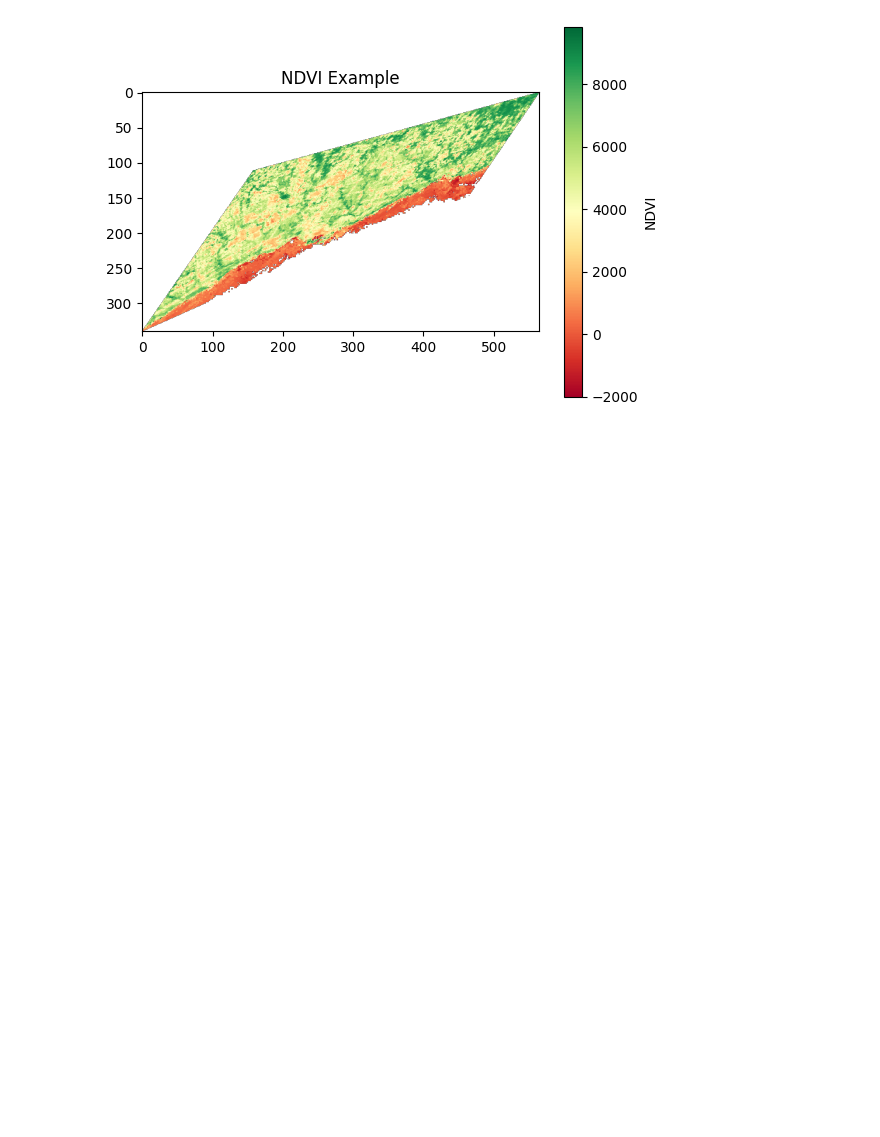
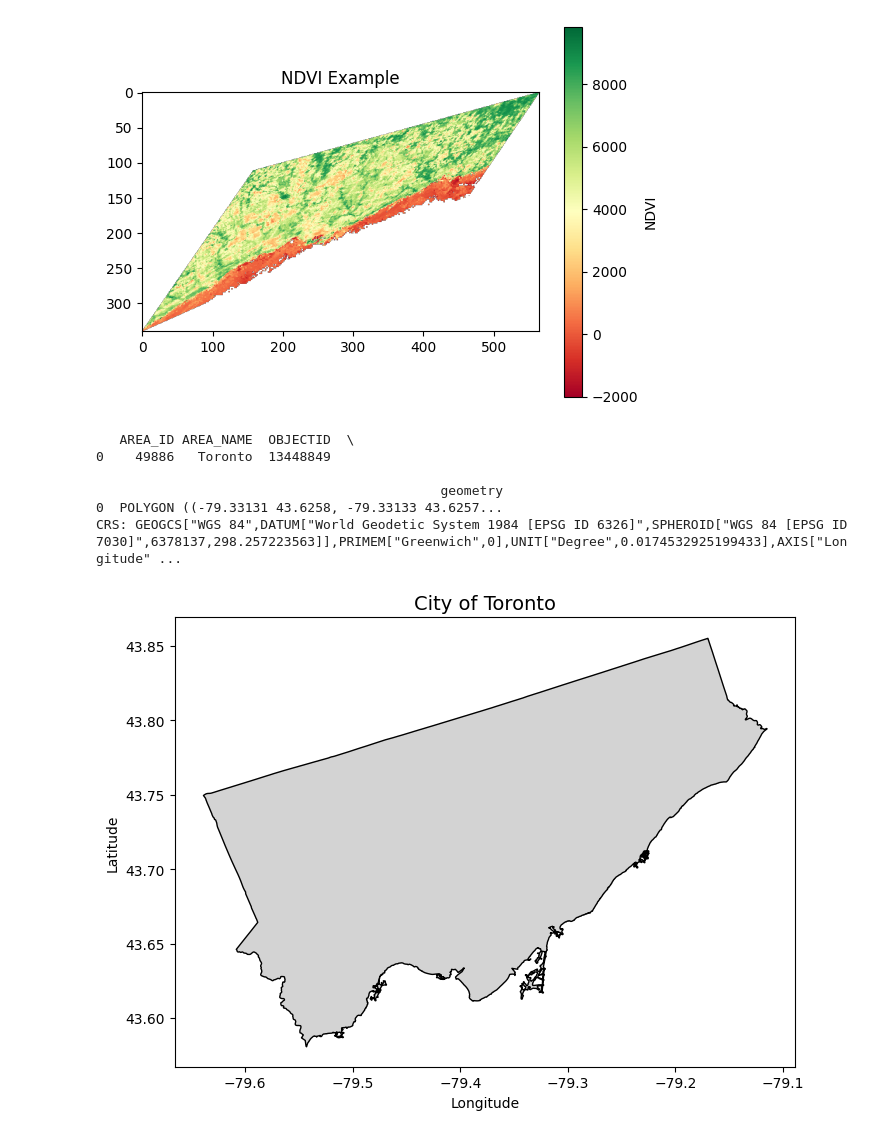
Before and after one commit to Vedansh-B/toronto-heat-risk-dashboard, a Jupyter notebook: notebooks/get_ndvi_data.ipynb, the cells around one changed output. Cells and saved outputs as stored; diff of their text form; code cells hidden in the pictures; blank space fills up the shorter version.

```diff
--- a/notebooks/get_nvdi_data.ipynb
+++ b/notebooks/get_ndvi_data.ipynb
@@ -19,3 +19,29 @@ plt.title("NDVI Example")
 plt.show()
 # %% [output]
 [figure]
+# %%
+import geopandas as gpd
+import matplotlib.pyplot as plt
+
+shapefile_path = "../data/raw/city boundaries/citygcs_regional_mun_wgs84.shp"
+
+gdf = gpd.read_file(shapefile_path)
+
+print("CRS:", gdf.crs)
+
+fig, ax = plt.subplots(figsize=(8, 8))
+gdf.plot(ax=ax, edgecolor="black", facecolor="lightgrey")
+
+ax.set_title("City of Toronto", fontsize=14)
+ax.set_xlabel("Longitude")
+ax.set_ylabel("Latitude")
+
+plt.show()
+# %% [output]
+   AREA_ID AREA_NAME  OBJECTID  \
+0    49886   Toronto  13448849
+
+                                            geometry
+0  POLYGON ((-79.33131 43.6258, -79.33133 43.6257...
+CRS: GEOGCS["WGS 84",DATUM["World Geodetic System 1984 [EPSG ID 6326]",SPHEROID["WGS 84 [EPSG ID 7030]",6378137,298.257223563]],PRIMEM["Greenwich",0],UNIT["Degree",0.0174532925199433],AXIS["Longitude" ...
+[figure, added]
```
Also changed, not shown: 13 other files.
